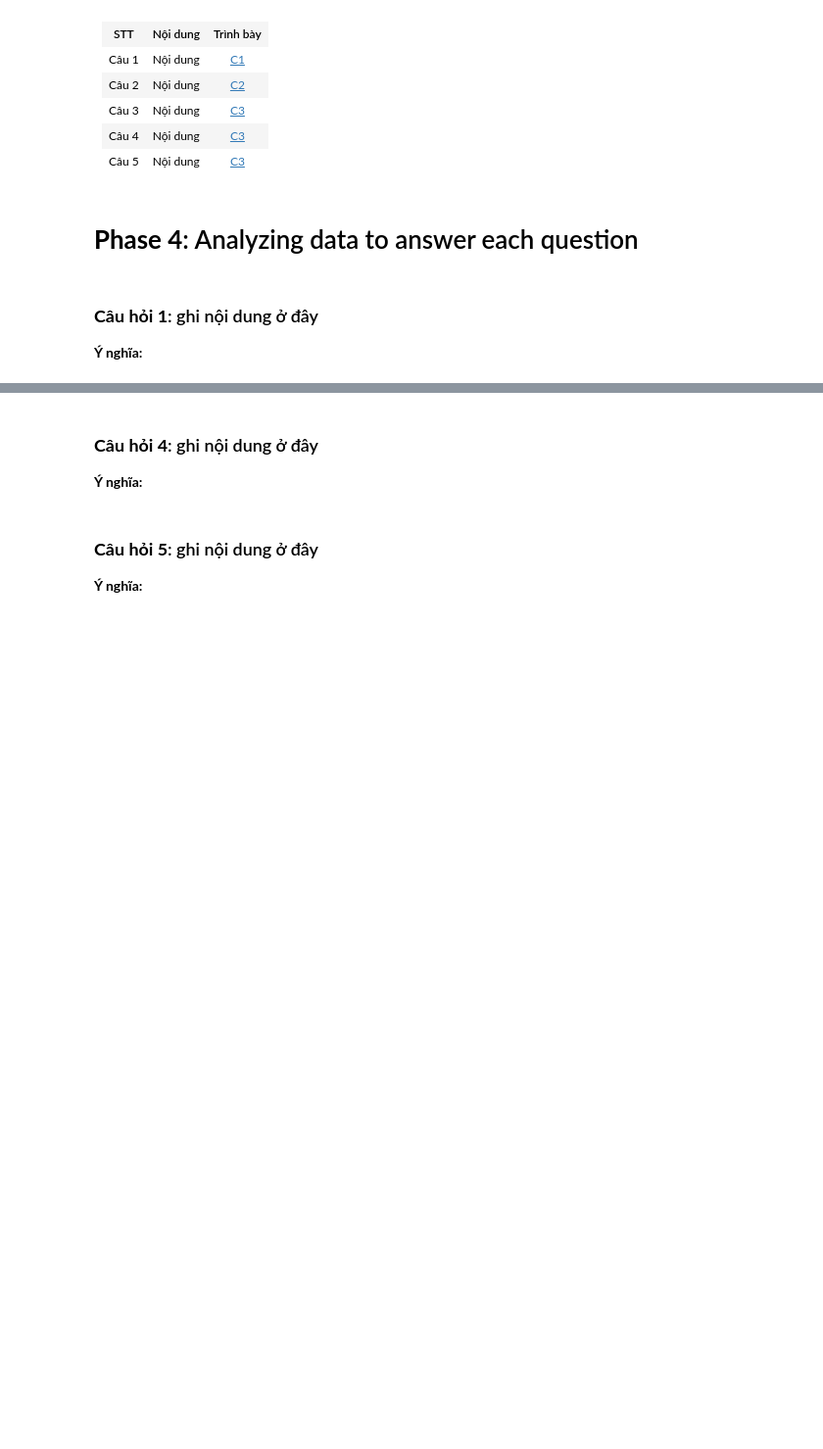
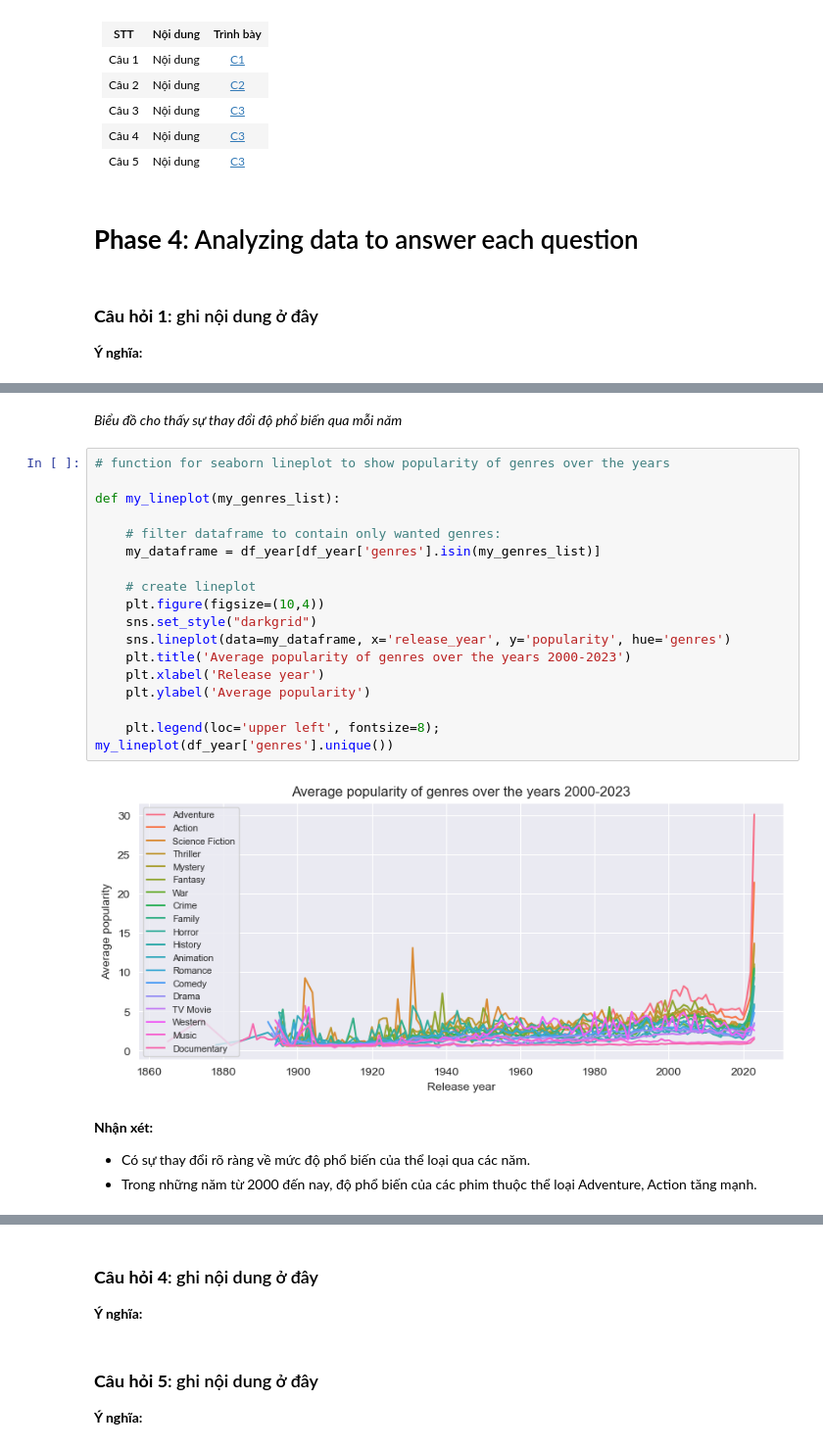
Before and after one commit to baohuyvanba/hcmus_dsp_finalproject_CSC17104, a Jupyter notebook: finalproject.ipynb, the cells around one changed output, grey strips where cells are left out. Shown at 98% size. Saved outputs shown, nothing was run; the diff lists cells and outputs as text; blank space fills up the shorter version.

```diff
--- a/finalproject.ipynb
+++ b/finalproject.ipynb
@@ -210 +331,27 @@ memory usage: 163.7+ MB
+# %% [markdown]
+*Biểu đồ cho thấy sự thay đổi độ phổ biến qua mỗi năm*
+# %%
+# function for seaborn lineplot to show popularity of genres over the years
+
+def my_lineplot(my_genres_list):
+
+    # filter dataframe to contain only wanted genres:
+    my_dataframe = df_year[df_year['genres'].isin(my_genres_list)]
+
+    # create lineplot
+    plt.figure(figsize=(10,4))
+    sns.set_style("darkgrid")
+    sns.lineplot(data=my_dataframe, x='release_year', y='popularity', hue='genres')
+    plt.title('Average popularity of genres over the years 2000-2023')
+    plt.xlabel('Release year')
+    plt.ylabel('Average popularity')
+
+    plt.legend(loc='upper left', fontsize=8);
+my_lineplot(df_year['genres'].unique())
+# %% [output]
+[figure, added]
+# %% [markdown]
+**Nhận xét:**
+- Có sự thay đổi rõ ràng về mức độ phổ biến của thể loại qua các năm.
+- Trong những năm từ 2000 đến nay, độ phổ biến của các phim thuộc thể loại Adventure, Action tăng mạnh.
 # %% [markdown]
```
Also changed, not shown: parts of 28 cells of this notebook.
